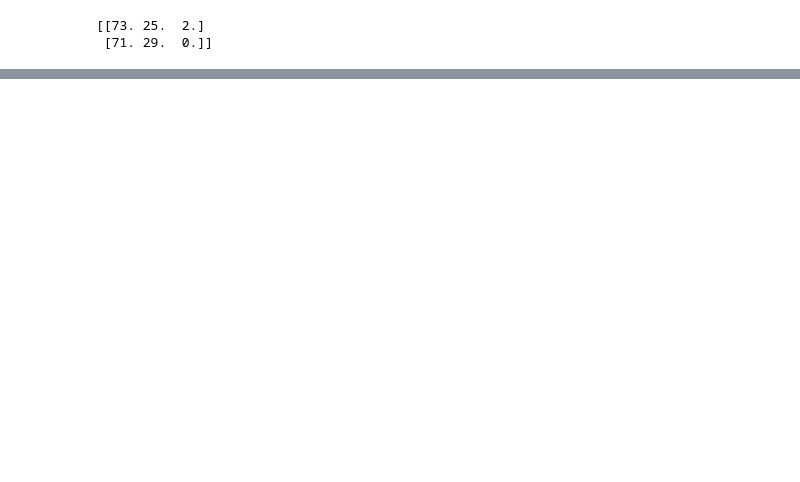
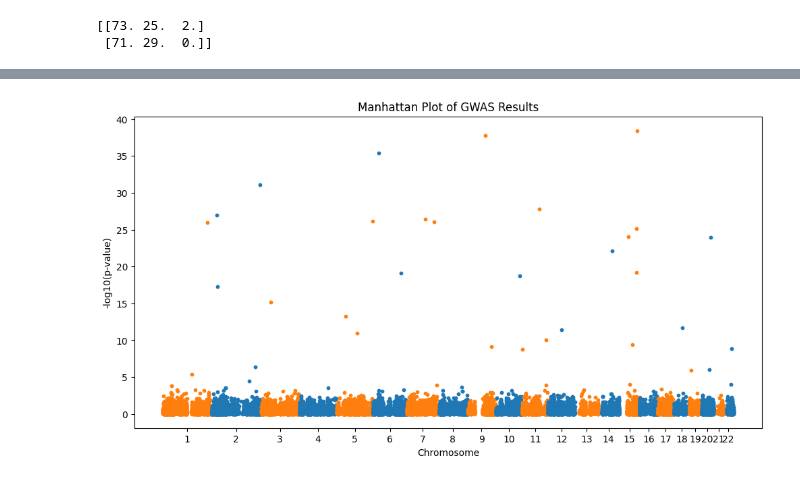
Before and after one commit to mikesaint-antoine/comp_bio_seminar, a Jupyter notebook: project2/genomics.ipynb, the cells around one changed output, grey strips where cells are left out. Saved outputs shown, nothing was run; the diff lists cells and outputs as text; code cells hidden in the pictures; blank space fills up the shorter version.

```diff
--- a/project2/genomics.ipynb
+++ b/project2/genomics.ipynb
@@ -171,0 +442,47 @@ Ok, looks good!
+# %%
+# Create a DataFrame-like structure using NumPy
+snp_data = np.column_stack((filtered_snp_chromosomes, filtered_snp_positions, neg_log_p_values))
+
+# Sort the data by chromosome and position
+snp_data = snp_data[np.lexsort((snp_data[:, 1], snp_data[:, 0]))]
+
+# Compute cumulative positions
+cumulative_positions = np.zeros_like(filtered_snp_positions)
+chromosome_offsets = {}
+midpoints = []
+
+current_offset = 0
+for chromosome in np.unique(filtered_snp_chromosomes):
+    chrom_mask = filtered_snp_chromosomes == chromosome
+    chromosome_offsets[chromosome] = current_offset
+    cumulative_positions[chrom_mask] = filtered_snp_positions[chrom_mask] + current_offset
+    midpoints.append((current_offset + np.max(cumulative_positions[chrom_mask])) / 2)
+    current_offset += np.max(filtered_snp_positions[chrom_mask]) + 1  # Add a buffer between chromosomes
+
+# Prepare the Manhattan plot
+plt.figure(figsize=(12, 6))
+
+# Define colors for different chromosomes
+colors = ['#1f77b4', '#ff7f0e']
+
+# Plot each chromosome with alternating colors and smaller dots
+dot_size = 10  # Adjust this value to change the size of the dots
+current_chromosome = 1
+for chromosome in np.unique(snp_data[:, 0]):
+    chrom_mask = snp_data[:, 0] == chromosome
+    plt.scatter(cumulative_positions[chrom_mask], snp_data[chrom_mask, 2], c=colors[current_chromosome % 2], s=dot_size, label=f'Chromosome {chromosome}')
+    current_chromosome += 1
+
+# Add chromosome labels at midpoints
+plt.xticks(midpoints, np.unique(filtered_snp_chromosomes))
+
+# Add labels and title
+plt.xlabel('Chromosome')
+plt.ylabel('-log10(p-value)')
+plt.title('Manhattan Plot of GWAS Results')
+# plt.legend()
+
+# Show the plot
+plt.show()
+# %% [output]
+[figure, added]
```
Also changed, not shown: parts of 51 cells of this notebook.
